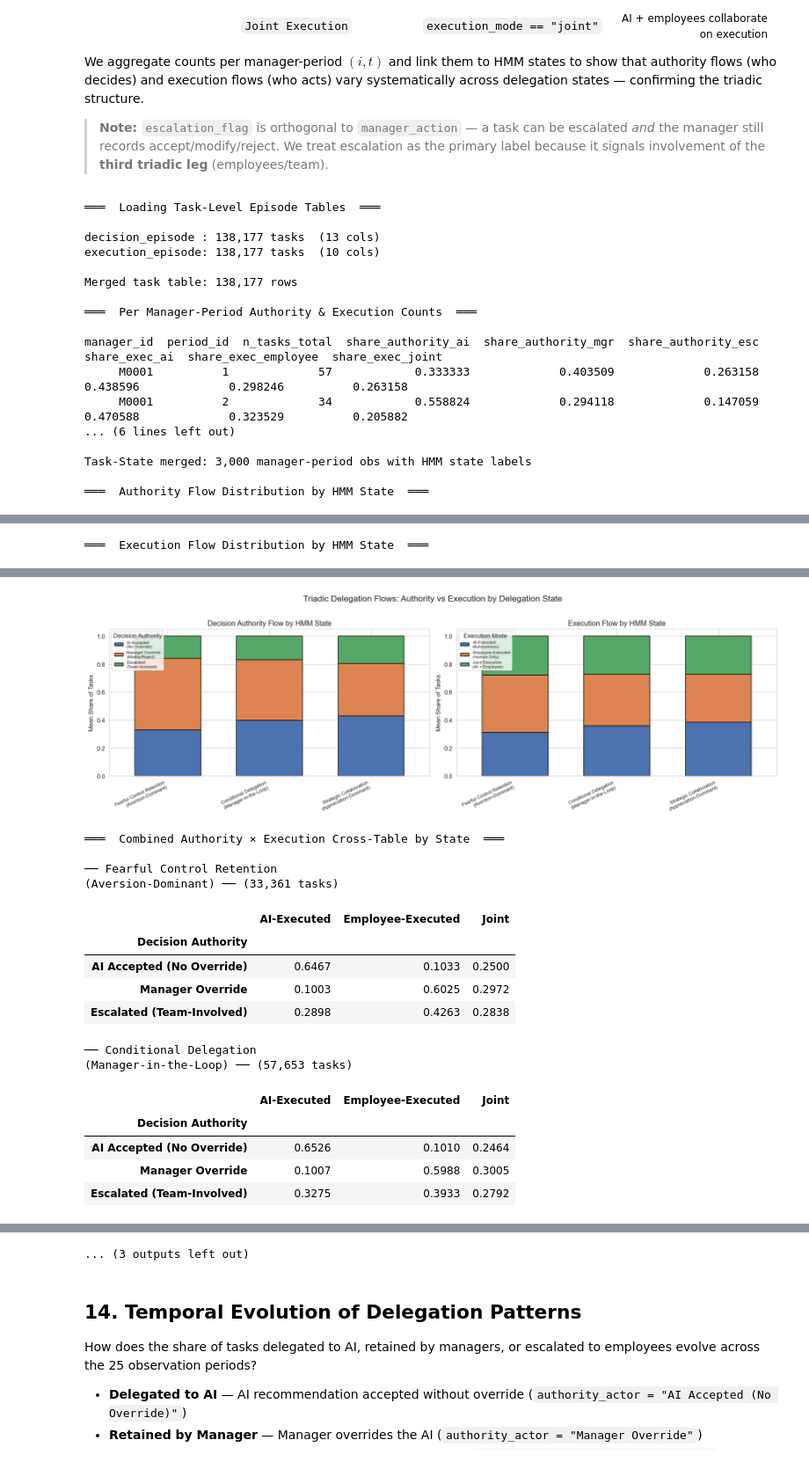
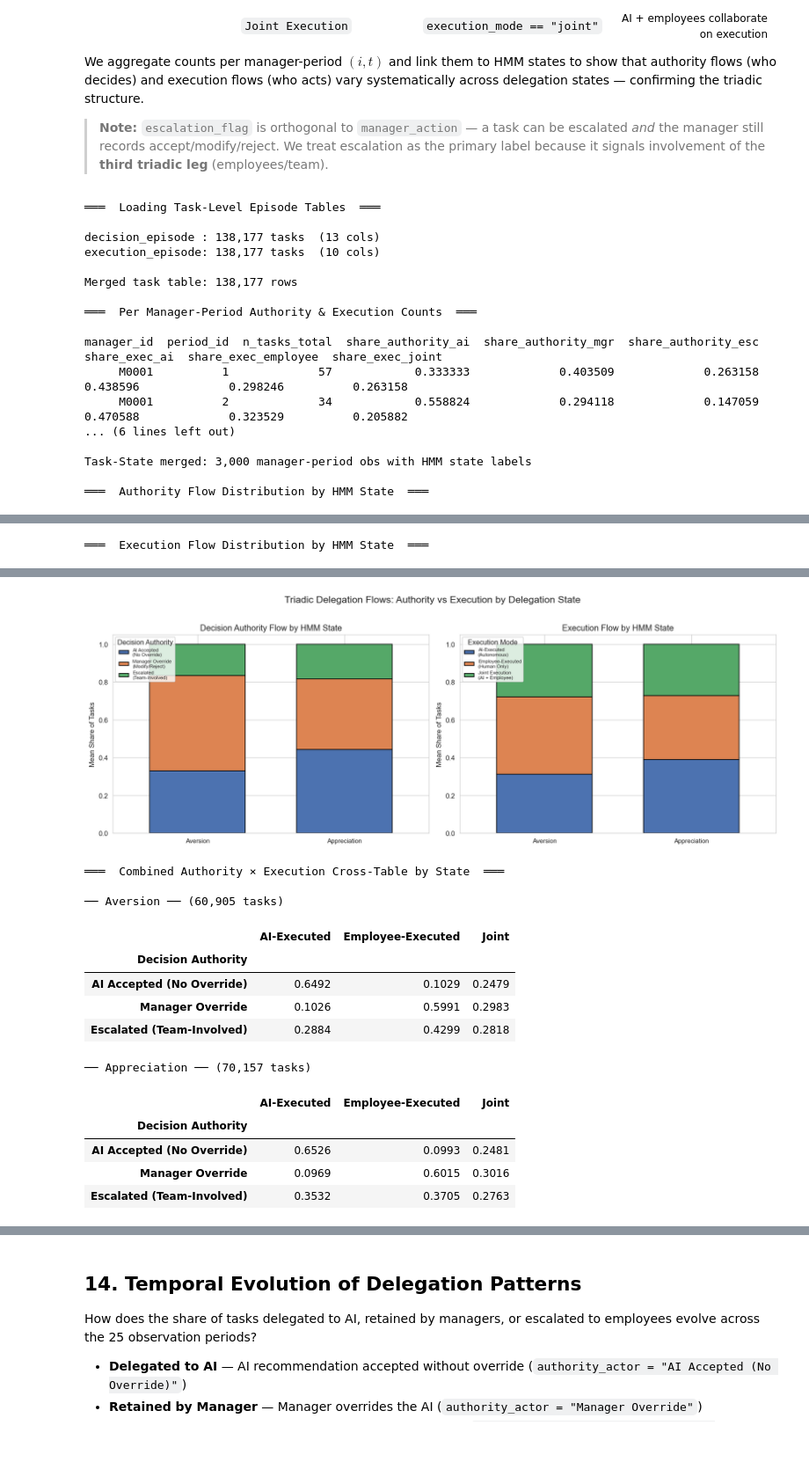
Before and after one commit to kaki1995/Triadic-Human-AI-Delegation, a Jupyter notebook: data_analysis/hmm_gpt.ipynb, the cells around one changed output, grey strips where cells are left out. Shown at 88% size. Saved outputs shown, nothing was run; the diff lists cells and outputs as text; code cells hidden in the pictures.

```diff
--- a/data_analysis/hmm_gpt.ipynb
+++ b/data_analysis/hmm_gpt.ipynb
@@ -1074,7 +1282,7 @@ transition_cols = [
 beta_orig = best_model.beta / data.x_scaler.scale_[None, None, :]
 
 # Re-label states
-state_names = [STATE_LABELS[state_order[i]+1].split("\n")[0] for i in range(best_J)]
+state_names = [STATE_LABELS[state_order[i]+1] for i in range(best_J)]
 
 print("═══  Transition Covariate Coefficients (β, original scale)  ═══\n")
 beta_rows = []
@@ -1122,8 +1330,8 @@ for col_idx, (cov_name, p_idx) in enumerate(kpi_covariates):
 
         ax = axes[row_idx, col_idx]
         sns.heatmap(Q_shock, annot=True, fmt=".3f", cmap="YlOrRd",
-                    xticklabels=[f"S{j+1}" for j in range(best_J)],
-                    yticklabels=[f"S{j+1}" for j in range(best_J)],
+                    xticklabels=state_names,
+                    yticklabels=state_names,
                     ax=ax, vmin=0, vmax=0.8)
         ax.set_title(f"{cov_name}\n{shock_label}", fontsize=9)
         ax.set_xlabel("To")
@@ -1138,7 +1346,7 @@ plt.show()
 # relative to baseline, at +1 SD and −1 SD
 
 aversion_idx = state_order[0]    # lowest AI authority
-appreciation_idx = state_order[2]  # highest AI authority
+appreciation_idx = state_order[-1]  # highest AI authority
 
 print("\n═══  Asymmetry Test: |Δ to Aversion| vs |Δ to Appreciation|  ═══\n")
 asym_rows = []
@@ -1171,8 +1379,8 @@ for cov_name, p_idx in kpi_covariates:
 asym_df = pd.DataFrame(asym_rows)
 display(asym_df)
 
-print("\n✓ Result 5.1.2: Negative KPI shocks produce larger probability shifts")
-print("  toward aversion than positive shocks produce toward appreciation → asymmetry confirmed.")
+print("\n✓ Result 5.1.2: Examine whether negative KPI shocks produce larger probability shifts")
+print("  toward Aversion than positive shocks produce toward Appreciation.")
 # %% [output]
 ═══  Transition Covariate Coefficients (β, original scale)  ═══
 
@@ -1915,7 +2085,7 @@ exec_by_state.columns = ["AI-Executed\n(Autonomous)",
 display(exec_by_state.round(4))
 
 # ── 9. Visualisation: Stacked Bar Charts ──
-fig, axes = plt.subplots(1, 2, figsize=(16, 5))
+fig, axes = plt.subplots(1, 2, figsize=(14, 5))
 
 # Authority flows
 auth_by_state.plot(kind="bar", stacked=True, ax=axes[0],
@@ -1924,7 +2094,7 @@ auth_by_state.plot(kind="bar", stacked=True, ax=axes[0],
 axes[0].set_title("Decision Authority Flow by HMM State", fontsize=12)
 axes[0].set_ylabel("Mean Share of Tasks")
 axes[0].set_xlabel("")
-axes[0].set_xticklabels(axes[0].get_xticklabels(), rotation=25, ha="right", fontsize=8)
+axes[0].set_xticklabels(axes[0].get_xticklabels(), rotation=0, ha="center", fontsize=9)
 axes[0].legend(title="Decision Authority", fontsize=7, loc="upper left")
 axes[0].set_ylim(0, 1.05)
 
@@ -1935,7 +2105,7 @@ exec_by_state.plot(kind="bar", stacked=True, ax=axes[1],
 axes[1].set_title("Execution Flow by HMM State", fontsize=12)
 axes[1].set_ylabel("Mean Share of Tasks")
 axes[1].set_xlabel("")
-axes[1].set_xticklabels(axes[1].get_xticklabels(), rotation=25, ha="right", fontsize=8)
+axes[1].set_xticklabels(axes[1].get_xticklabels(), rotation=0, ha="center", fontsize=9)
 axes[1].legend(title="Execution Mode", fontsize=7, loc="upper left")
 axes[1].set_ylim(0, 1.05)
 
@@ -1970,17 +2140,22 @@ for sl in label_order:
     print()
 
 # ── 11. Statistical test: are authority flows different across states? ──
-print("═══  Kruskal-Wallis: Authority AI Share Across States  ═══\n")
-from scipy.stats import kruskal, chi2_contingency
+print("═══  Mann-Whitney U: Authority AI Share Across States  ═══\n")
+from scipy.stats import mannwhitneyu as mwu_test, chi2_contingency
 
 groups_auth = [g["share_authority_ai"].values
                for _, g in task_state.groupby("state_label")]
-kw_h, kw_p = kruskal(*groups_auth)
-print(f"H = {kw_h:.2f}, p = {kw_p:.6f}")
-if kw_p < 0.05:
-    print("  → Authority flows differ significantly across HMM states (p < 0.05)")
+if len(groups_auth) == 2:
+    u_stat_auth, p_auth = mwu_test(groups_auth[0], groups_auth[1], alternative="two-sided")
+    print(f"U = {u_stat_auth:.2f}, p = {p_auth:.6f}")
+    if p_auth < 0.05:
+        print("  → Authority flows differ significantly across HMM states (p < 0.05)")
+    else:
+        print("  → Not significant at α=0.05")
 else:
-    print("  → Not significant at α=0.05")
+    from scipy.stats import kruskal
+    kw_h, kw_p = kruskal(*groups_auth)
+    print(f"H = {kw_h:.2f}, p = {kw_p:.6f}")
 
 print("\n═══  Chi-Squared: Majority-AI-Authority × HMM State  ═══\n")
 ct_auth = pd.crosstab(task_state["state_label"],
@@ -2011,14 +2186,14 @@ override_by_state["Mean Override Rate"].plot(
     edgecolor="k", width=0.6)
 ax.set_ylabel("Employee Override Rate\n(during AI-assisted execution)")
 ax.set_title("Employee Override of AI During Execution — by HMM State")
-ax.set_xticklabels(ax.get_xticklabels(), rotation=25, ha="right", fontsize=8)
+ax.set_xticklabels(ax.get_xticklabels(), rotation=0, ha="center", fontsize=9)
 plt.tight_layout()
 plt.show()
 
 print("\n" + "═" * 60)
 print("✓ Section 5.3 complete: Triadic delegation flows confirm that")
 print("  authority (who decides) and execution (who acts) are distinct")
-print("  dimensions that vary systematically across HMM delegation states.")
+print("  dimensions that vary systematically across Aversion and Appreciation states.")
 print("═" * 60)
 # %% [output]
 ═══  Loading Task-Level Episode Tables  ═══
@@ -2052,17 +2225,15 @@ Task-State merged: 3,000 manager-period obs with HMM state labels
-[figure, old version]
+[figure, new version]
 ═══  Combined Authority × Execution Cross-Table by State  ═══
 
-── Fearful Control Retention
-(Aversion-Dominant) ── (33,361 tasks)
+── Aversion ── (60,905 tasks)
 |  | AI-Executed | Employee-Executed | Joint |
 | Decision Authority |  |  |  |
-| AI Accepted (No Override) | 0.6467 | 0.1033 | 0.2500 |
-| Manager Override | 0.1003 | 0.6025 | 0.2972 |
-| Escalated (Team-Involved) | 0.2898 | 0.4263 | 0.2838 |
+| AI Accepted (No Override) | 0.6492 | 0.1029 | 0.2479 |
+| Manager Override | 0.1026 | 0.5991 | 0.2983 |
+| Escalated (Team-Involved) | 0.2884 | 0.4299 | 0.2818 |
-── Conditional Delegation
-(Manager-in-the-Loop) ── (57,653 tasks)
+── Appreciation ── (70,157 tasks)
 |  | AI-Executed | Employee-Executed | Joint |
 | Decision Authority |  |  |  |
-| AI Accepted (No Override) | 0.6526 | 0.1010 | 0.2464 |
-| Manager Override | 0.1007 | 0.5988 | 0.3005 |
-| Escalated (Team-Involved) | 0.3275 | 0.3933 | 0.2792 |
+| AI Accepted (No Override) | 0.6526 | 0.0993 | 0.2481 |
+| Manager Override | 0.0969 | 0.6015 | 0.3016 |
+| Escalated (Team-Involved) | 0.3532 | 0.3705 | 0.2763 |
@@ -2086,4 +2260,3 @@ H = 66.93, p = 0.000000
-... (3 outputs left out)
 # %% [markdown]
 ## 14. Temporal Evolution of Delegation Patterns
 
```
Also changed, not shown: parts of 28 cells of this notebook, 2 other files.
